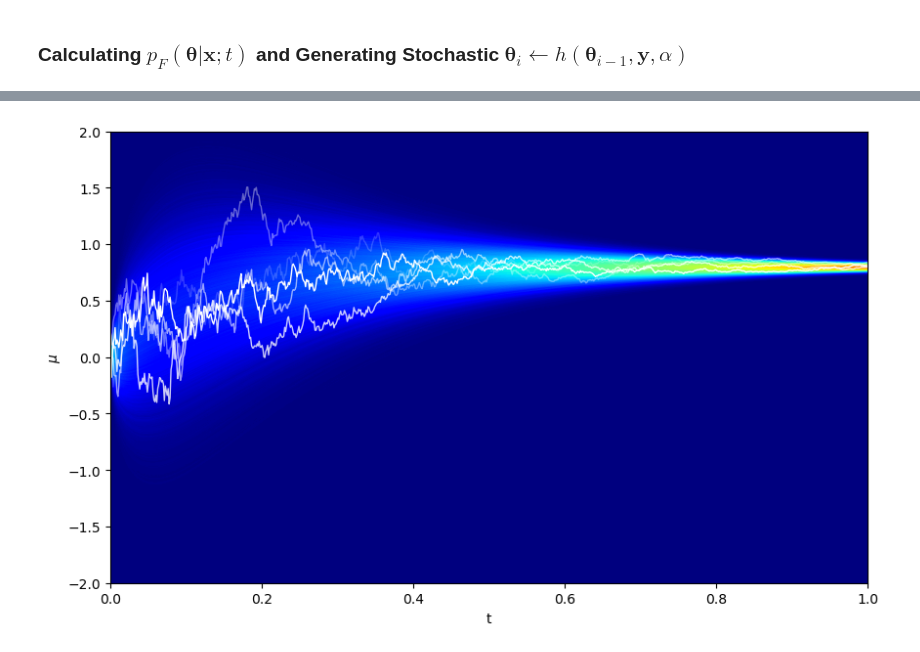
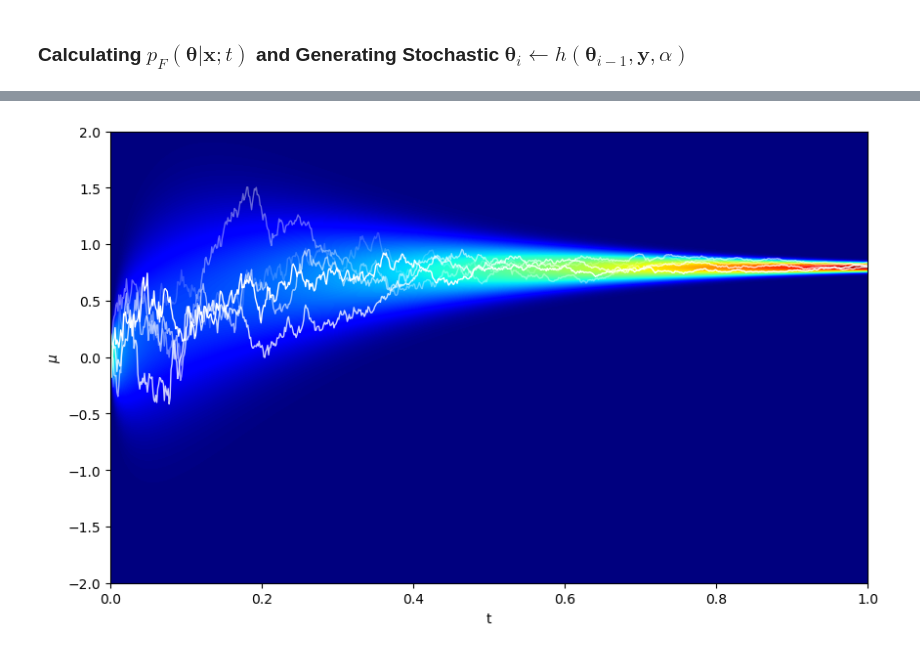
Before and after one commit to ElisR/BFN, a Jupyter notebook: examples/Visualising_Continuous_Flow.ipynb, the cells around one changed output, grey strips where cells are left out. Cells and saved outputs as stored; diff of their text form; code cells hidden in the pictures.

Commit message:
perf: :zap: Update continuous flow visualisation to use probability directly
More efficient than deducing probability from many samples.

```diff
--- a/examples/Visualising_Continuous_Flow.ipynb
+++ b/examples/Visualising_Continuous_Flow.ipynb
@@ -28,5 +31,5 @@ utils.display_source(viz_flows.flow)
 # %%
-h, edges = viz_flows.flow(x, sigma_1, 100000, key=jr.PRNGKey(0), mu_range=(-2.0, 2.0), time_slices=time_slices)
+h, edges = viz_flows.flow(x, sigma_1, mu_range=(-2.0, 2.0), time_slices=time_slices)
 # %%
 utils.display_source(viz_flows.sample_mu)
 # %% [output]
@@ -39,14 +42,14 @@ mu_timelines = jax.vmap(viz_flows.sample_mu, in_axes=(None, None, None))(x, sigm
 # %%
 fig, ax = plt.subplots(figsize=(10, 6))
 
 h_rescaled = jnp.log1p(h.T)[::-1, :] / jnp.log1p(h).max()
-bottom, top = edges[0, 0], edges[0, -1]
-_ = ax.imshow(h_rescaled, cmap="jet", vmin=0.0, vmax=0.7, aspect="auto", extent=[0, 1, bottom, top]) # Fudge vmax for aesthetics
+bottom, top = edges[0], edges[-1]
+_ = ax.imshow(h_rescaled, cmap="jet", vmin=0.0, vmax=1.0, aspect="auto", extent=[0, 1, bottom, top]) # Fudge vmax for aesthetics
 
 for i in range(mu_timelines.shape[0]):
     ax.plot(jnp.linspace(0, 1, num=steps), mu_timelines[i], color="w", linewidth=1.0, linestyle="-", alpha=((i + 1) / mu_timelines.shape[0]))
 
 _ = ax.set_xlabel("t")
 _ = ax.set_ylabel(r"$\mu$")
 # %% [output]
-[figure, old version]
+[figure, new version]
```
Also changed, not shown: parts of 1 cell of this notebook, 1 other file.
